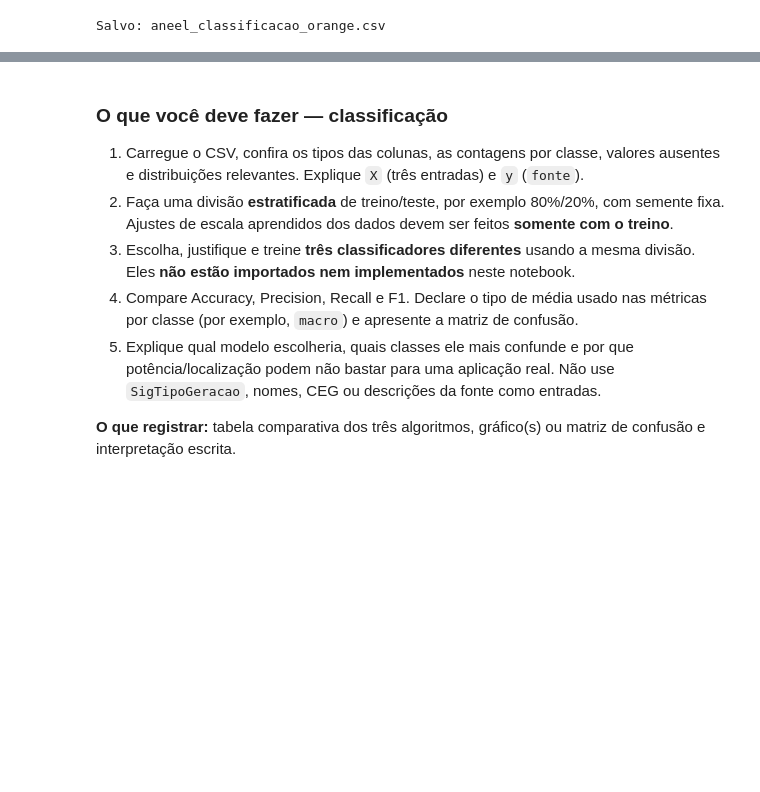
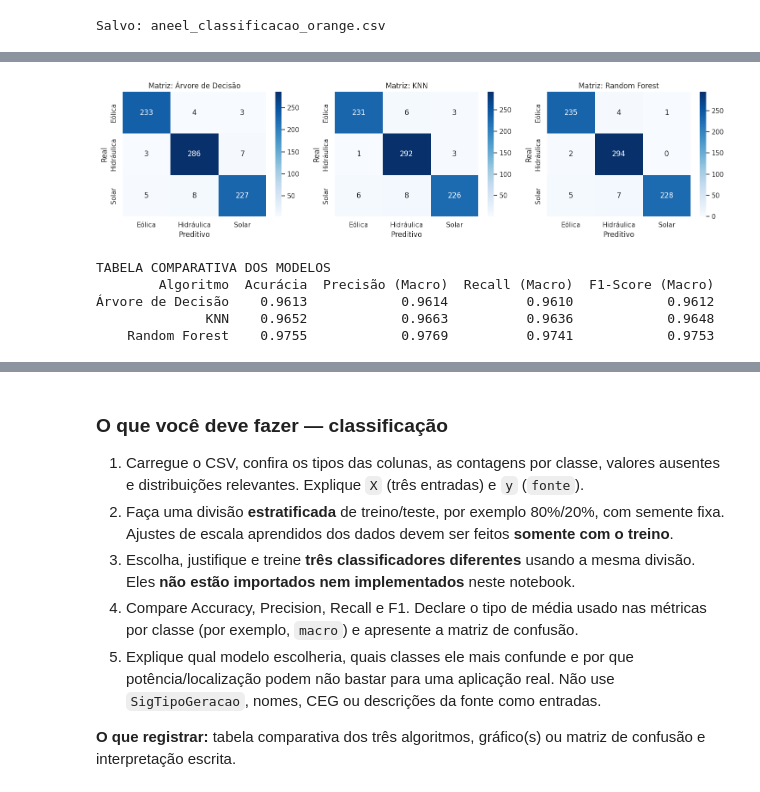
Before and after one commit to o-kauan/CP2_SEM2_SERS_2026, a Jupyter notebook: Checkpoint2_SERS.ipynb, the cells around one changed output, grey strips where cells are left out. Drawn from its saved outputs; the diff is of its cells as text; code cells hidden in the pictures; blank space fills up the shorter version.

```diff
--- a/Checkpoint2_SERS.ipynb
+++ b/Checkpoint2_SERS.ipynb
@@ -205,0 +172,75 @@ Salvo: aneel_classificacao_orange.csv
+# %%
+# Divisão Estratificada, Treinamento dos Modelos e Métricas
+
+# 1. Definição estrita das entradas (X) e do alvo (y)
+X = df_aneel[['potencia_kw', 'latitude', 'longitude']]
+y = df_aneel['fonte']
+
+# 2. Divisão estratificada (80% Treino / 20% Teste) com semente fixa
+X_train, X_test, y_train, y_test = train_test_split(
+    X, y, test_size=0.20, random_state=42, stratify=y
+)
+
+# 3. Ajuste de escala APENAS no conjunto de treino (sem vazamento de dados)
+scaler = StandardScaler()
+X_train_scaled = scaler.fit_transform(X_train)
+X_test_scaled = scaler.transform(X_test)
+
+# 4. Definição dos 3 classificadores de famílias distintas
+modelos = {
+    "Árvore de Decisão": DecisionTreeClassifier(random_state=42),
+    "KNN": KNeighborsClassifier(n_neighbors=5),
+    "Random Forest": RandomForestClassifier(n_estimators=100, random_state=42)
+}
+
+resultados = []
+
+# 5. Treinamento e geração dos gráficos das Matrizes de Confusão
+plt.figure(figsize=(15, 4))
+
+for idx, (nome, modelo) in enumerate(modelos.items(), 1):
+    # O KNN exige dados padronizados; Árvores utilizam os originais
+    if nome == "KNN":
+        modelo.fit(X_train_scaled, y_train)
+        y_pred = modelo.predict(X_test_scaled)
+    else:
+        modelo.fit(X_train, y_train)
+        y_pred = modelo.predict(X_test)
+
+    # Cálculo das métricas globais e médias por classe (MACRO)
+    acc = accuracy_score(y_test, y_pred)
+    prec = precision_score(y_test, y_pred, average='macro')
+    rec = recall_score(y_test, y_pred, average='macro')
+    f1 = f1_score(y_test, y_pred, average='macro')
+
+    resultados.append({
+        "Algoritmo": nome,
+        "Acurácia": round(acc, 4),
+        "Precisão (Macro)": round(prec, 4),
+        "Recall (Macro)": round(rec, 4),
+        "F1-Score (Macro)": round(f1, 4)
+    })
+
+    # Plotagem da Matriz de Confusão
+    cm = confusion_matrix(y_test, y_pred, labels=modelo.classes_)
+    plt.subplot(1, 3, idx)
+    sns.heatmap(cm, annot=True, fmt='d', cmap='Blues',
+                xticklabels=modelo.classes_, yticklabels=modelo.classes_)
+    plt.title(f"Matriz: {nome}")
+    plt.xlabel("Preditivo")
+    plt.ylabel("Real")
+
+plt.tight_layout()
+plt.show()
+
+# 6. Exibição da Tabela Comparativa final
+df_comparacao = pd.DataFrame(resultados)
+print("\nTABELA COMPARATIVA DOS MODELOS")
+print(df_comparacao.to_string(index=False))
+# %% [output]
+[figure, added]
+TABELA COMPARATIVA DOS MODELOS
+        Algoritmo  Acurácia  Precisão (Macro)  Recall (Macro)  F1-Score (Macro)
+Árvore de Decisão    0.9613            0.9614          0.9610            0.9612
+              KNN    0.9652            0.9663          0.9636            0.9648
+    Random Forest    0.9755            0.9769          0.9741            0.9753
```
Also changed, not shown: parts of 27 cells of this notebook.
